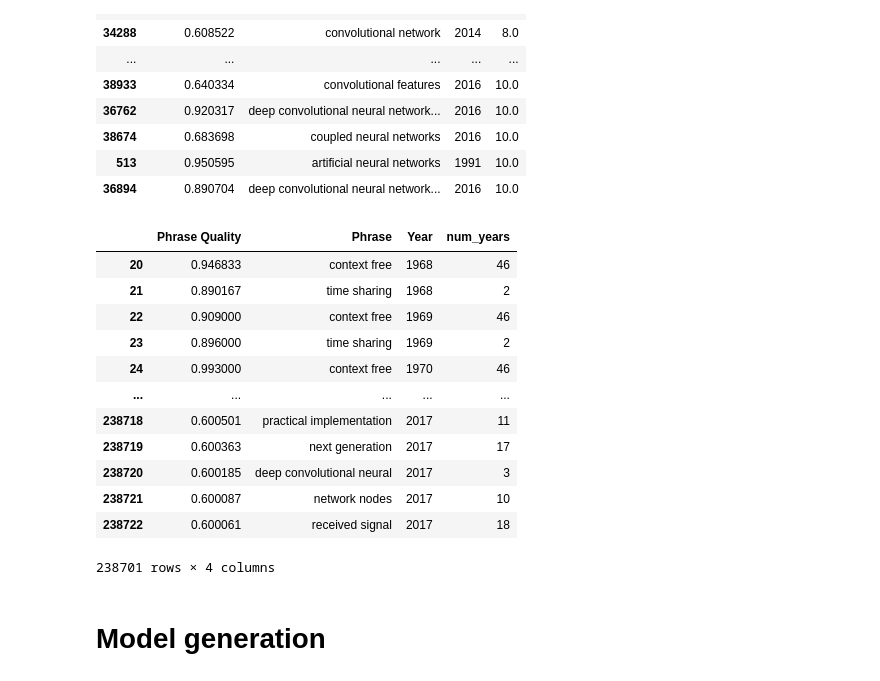
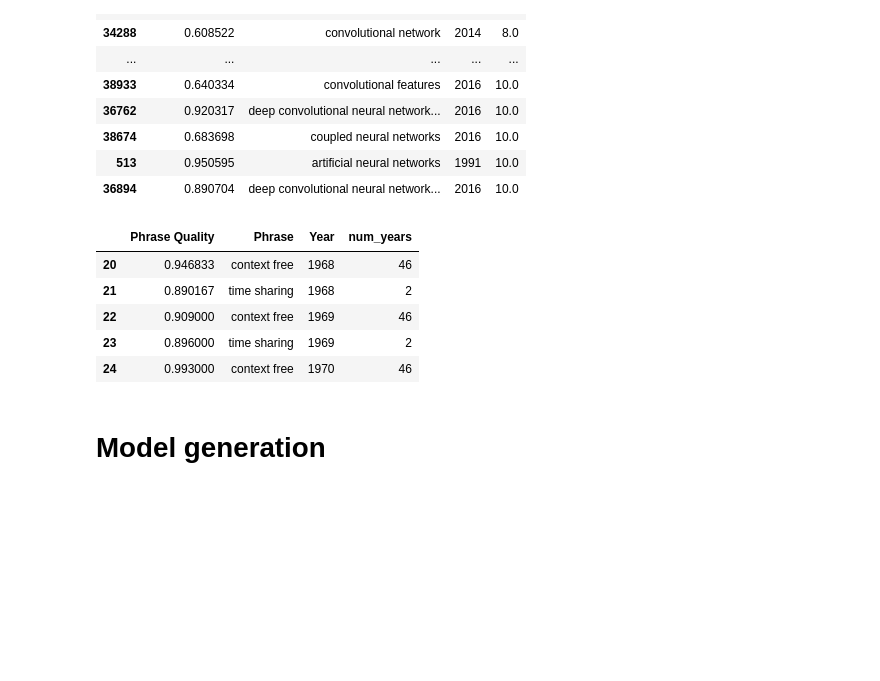
Before and after one commit to jamesjaeyu/autophrase_over_time, a Jupyter notebook: notebooks/model_generation_James.ipynb, the cells around one changed output. Cells and saved outputs as stored; diff of their text form; code cells hidden in the pictures; blank space fills up the shorter version.

```diff
--- a/notebooks/model_generation_James.ipynb
+++ b/notebooks/model_generation_James.ipynb
@@ -311,21 +347,14 @@ counts = uby.groupby('Phrase').size()
 # num_years tells us how many years the phrase has shown up in
 uby['num_years'] = uby.apply(lambda x: counts[x['Phrase']], axis=1)
 # %%
-uby
+uby.head()
 # %% [output]
 |  | Phrase Quality | Phrase | Year | num_years |
 | 20 | 0.946833 | context free | 1968 | 46 |
 | 21 | 0.890167 | time sharing | 1968 | 2 |
 | 22 | 0.909000 | context free | 1969 | 46 |
 | 23 | 0.896000 | time sharing | 1969 | 2 |
 | 24 | 0.993000 | context free | 1970 | 46 |
-| ... | ... | ... | ... | ... |
-| 238718 | 0.600501 | practical implementation | 2017 | 11 |
-| 238719 | 0.600363 | next generation | 2017 | 17 |
-| 238720 | 0.600185 | deep convolutional neural | 2017 | 3 |
-| 238721 | 0.600087 | network nodes | 2017 | 10 |
-| 238722 | 0.600061 | received signal | 2017 | 18 |
-238701 rows × 4 columns
 # %% [markdown]
 # Model generation
 # %%
```
Also changed, not shown: parts of 30 cells of this notebook, 2 other files.
